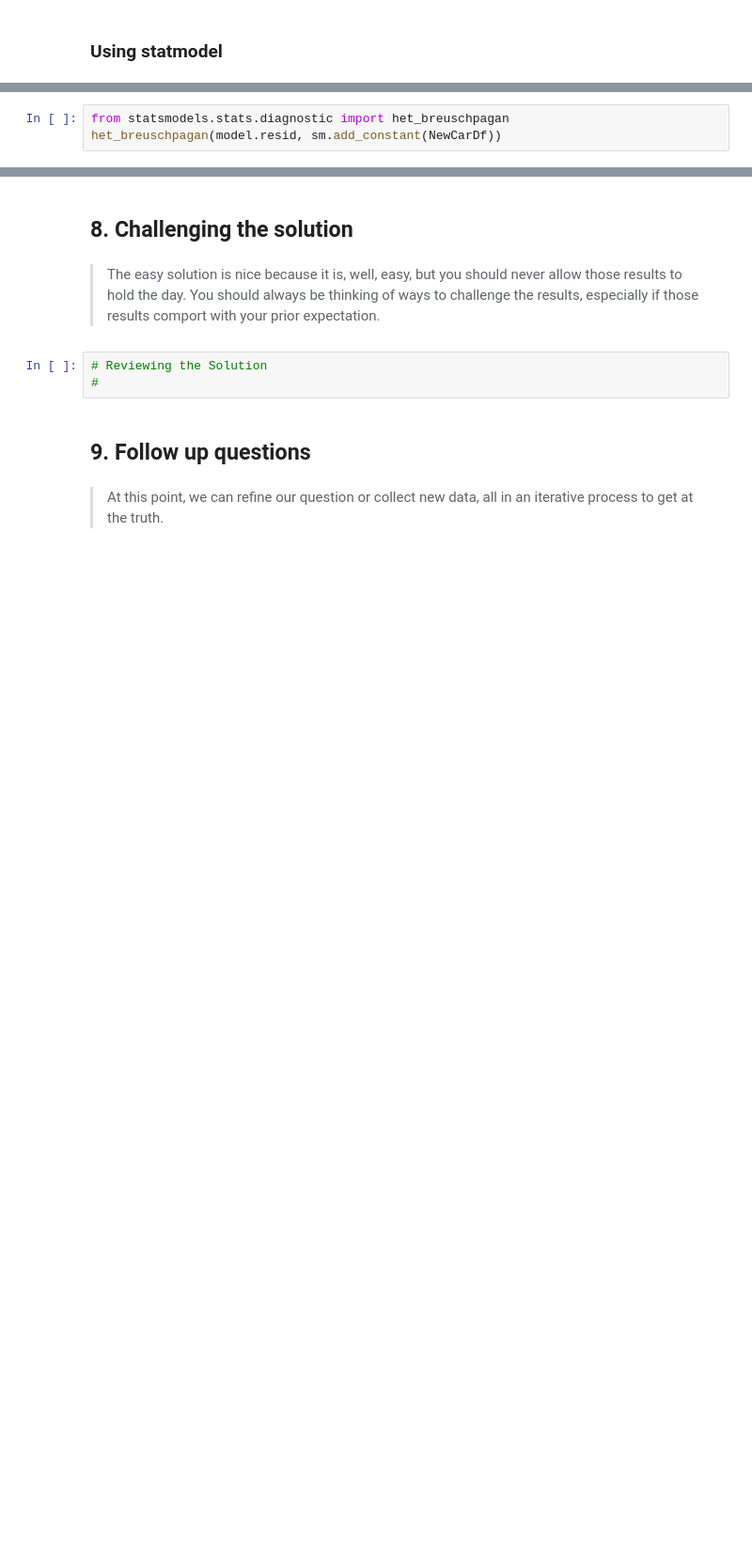
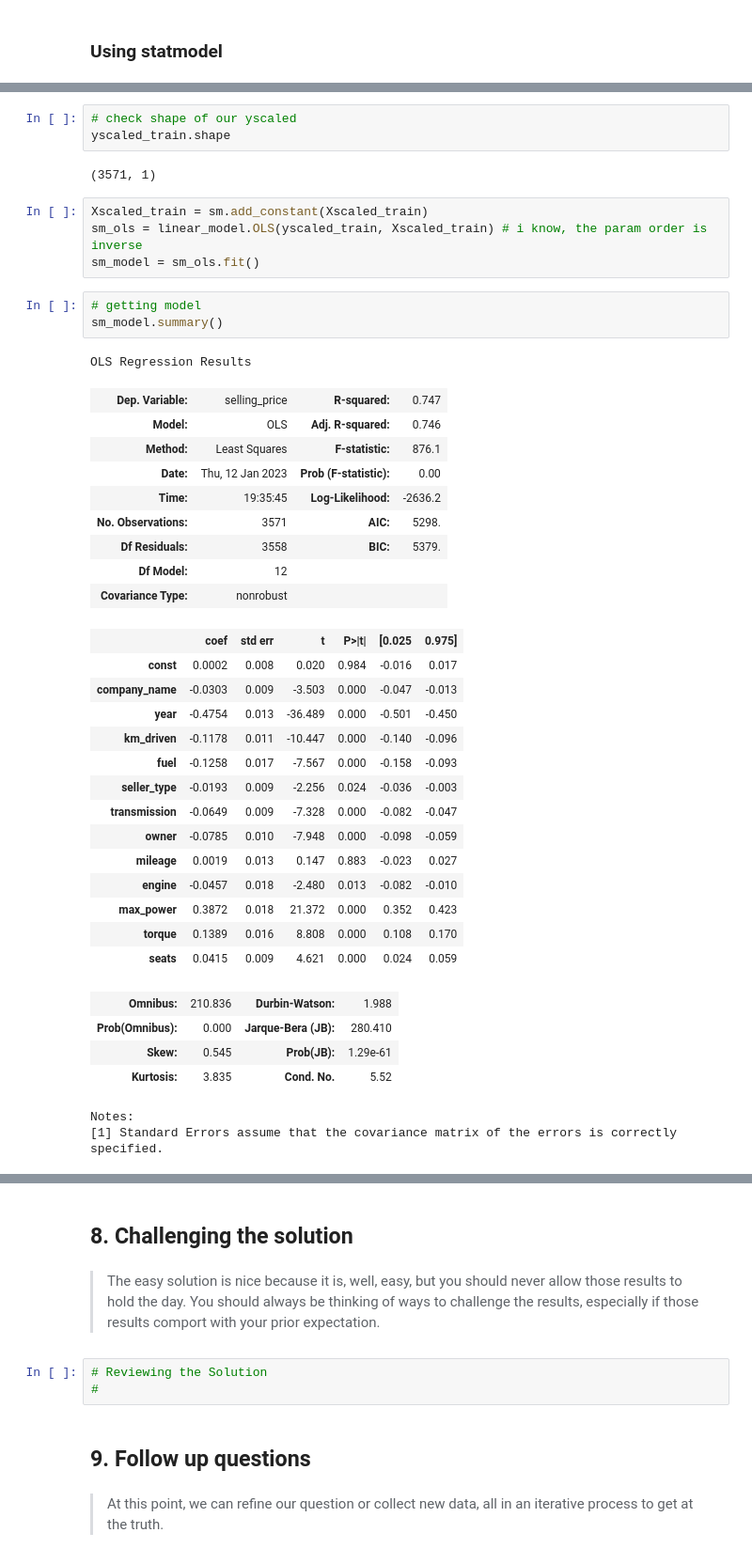
Before and after one commit to Wachira-2030/used-car-price-prediction, a Jupyter notebook: index.ipynb, the cells around one changed output, grey strips where cells are left out. Shown at 94% size. Drawn from its saved outputs; the diff is of its cells as text; blank space fills up the shorter version.

```diff
--- a/index.ipynb
+++ b/index.ipynb
@@ -574,3 +530,0 @@ strong multicollinearity or other numerical problems.
-# %%
-from statsmodels.stats.diagnostic import het_breuschpagan
-het_breuschpagan(model.resid, sm.add_constant(NewCarDf))
@@ -615,0 +615,43 @@ The code is performing a Shapiro-Wilk test, which is a normality test used to ch
+# %%
+# check shape of our yscaled
+yscaled_train.shape
+# %% [output]
+(3571, 1)
+# %%
+Xscaled_train = sm.add_constant(Xscaled_train)
+sm_ols = linear_model.OLS(yscaled_train, Xscaled_train) # i know, the param order is inverse
+sm_model = sm_ols.fit()
+# %%
+# getting model
+sm_model.summary()
+# %% [output]
+OLS Regression Results
+| Dep. Variable: | selling_price | R-squared: | 0.747 |
+| Model: | OLS | Adj. R-squared: | 0.746 |
+| Method: | Least Squares | F-statistic: | 876.1 |
+| Date: | Thu, 12 Jan 2023 | Prob (F-statistic): | 0.00 |
+| Time: | 19:35:45 | Log-Likelihood: | -2636.2 |
+| No. Observations: | 3571 | AIC: | 5298. |
+| Df Residuals: | 3558 | BIC: | 5379. |
+| Df Model: | 12 |  |  |
+| Covariance Type: | nonrobust |  |  |
+|  | coef | std err | t | P>|t| | [0.025 | 0.975] |
+| const | 0.0002 | 0.008 | 0.020 | 0.984 | -0.016 | 0.017 |
+| company_name | -0.0303 | 0.009 | -3.503 | 0.000 | -0.047 | -0.013 |
+| year | -0.4754 | 0.013 | -36.489 | 0.000 | -0.501 | -0.450 |
+| km_driven | -0.1178 | 0.011 | -10.447 | 0.000 | -0.140 | -0.096 |
+| fuel | -0.1258 | 0.017 | -7.567 | 0.000 | -0.158 | -0.093 |
+| seller_type | -0.0193 | 0.009 | -2.256 | 0.024 | -0.036 | -0.003 |
+| transmission | -0.0649 | 0.009 | -7.328 | 0.000 | -0.082 | -0.047 |
+| owner | -0.0785 | 0.010 | -7.948 | 0.000 | -0.098 | -0.059 |
+| mileage | 0.0019 | 0.013 | 0.147 | 0.883 | -0.023 | 0.027 |
+| engine | -0.0457 | 0.018 | -2.480 | 0.013 | -0.082 | -0.010 |
+| max_power | 0.3872 | 0.018 | 21.372 | 0.000 | 0.352 | 0.423 |
+| torque | 0.1389 | 0.016 | 8.808 | 0.000 | 0.108 | 0.170 |
+| seats | 0.0415 | 0.009 | 4.621 | 0.000 | 0.024 | 0.059 |
+| Omnibus: | 210.836 | Durbin-Watson: | 1.988 |
+| Prob(Omnibus): | 0.000 | Jarque-Bera (JB): | 280.410 |
+| Skew: | 0.545 | Prob(JB): | 1.29e-61 |
+| Kurtosis: | 3.835 | Cond. No. | 5.52 |
+Notes:
+[1] Standard Errors assume that the covariance matrix of the errors is correctly specified.
```
Also changed, not shown: parts of 44 cells of this notebook.
